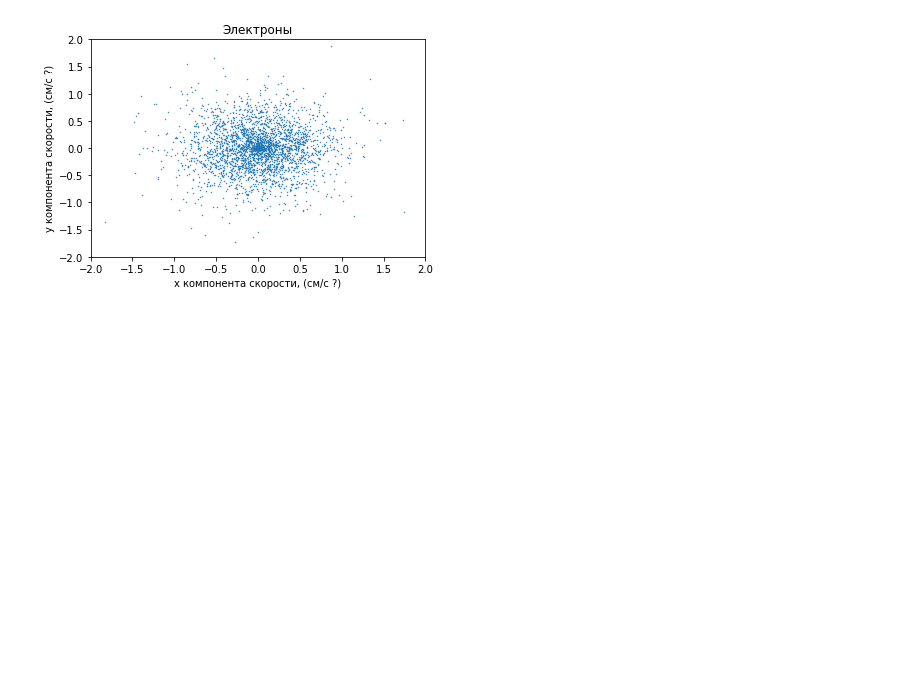
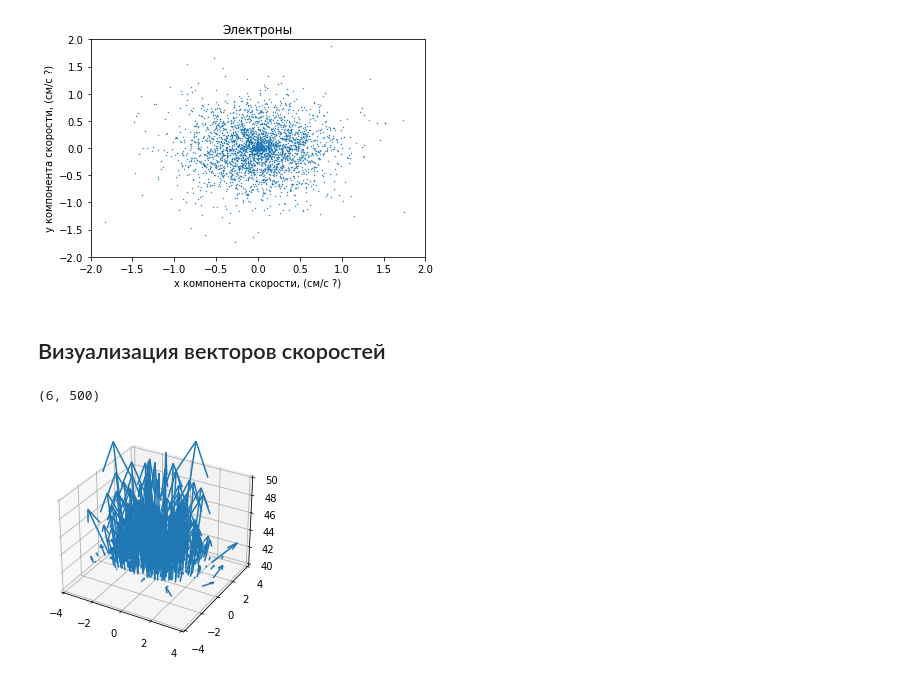
Before and after one commit to annndruha/Distribution-of-secondary-particles-in-tissue-equivalent-materials, a Jupyter notebook: t1/StatsCalculator.ipynb, the cells around one changed output. Drawn from its saved outputs; the diff is of its cells as text; code cells hidden in the pictures; blank space fills up the shorter version.

```diff
--- a/t1/StatsCalculator.ipynb
+++ b/t1/StatsCalculator.ipynb
@@ -157,3 +156,24 @@ plt.ylabel('y компонента скорости, (см/с ?)')
 plt.show()
 # %% [output]
 [figure]
+# %% [markdown]
+## Визуализация векторов скоростей
+# %%
+to_viz = center_gamma[['x','y','z', 'vx','vy','vz']]
+# %%
+to_viz = to_viz[:500].T.to_numpy()
+to_viz.shape
+# %% [output]
+(6, 500)
+# %%
+X, Y, Z, U, V, W = [to_viz[cor_vel] for cor_vel in range(len(to_viz))]
+fig = plt.figure()
+ax3d = fig.add_subplot(111, projection='3d')
+ax3d.set_proj_type('persp')
+ax3d.quiver(X, Y, Z, U, V, W)
+ax3d.set_xlim([-4, 4])
+ax3d.set_ylim([-4, 4])
+ax3d.set_zlim([40, 50])
+plt.show()
+# %% [output]
+[figure, added]
```
Also changed, not shown: parts of 4 cells of this notebook.
